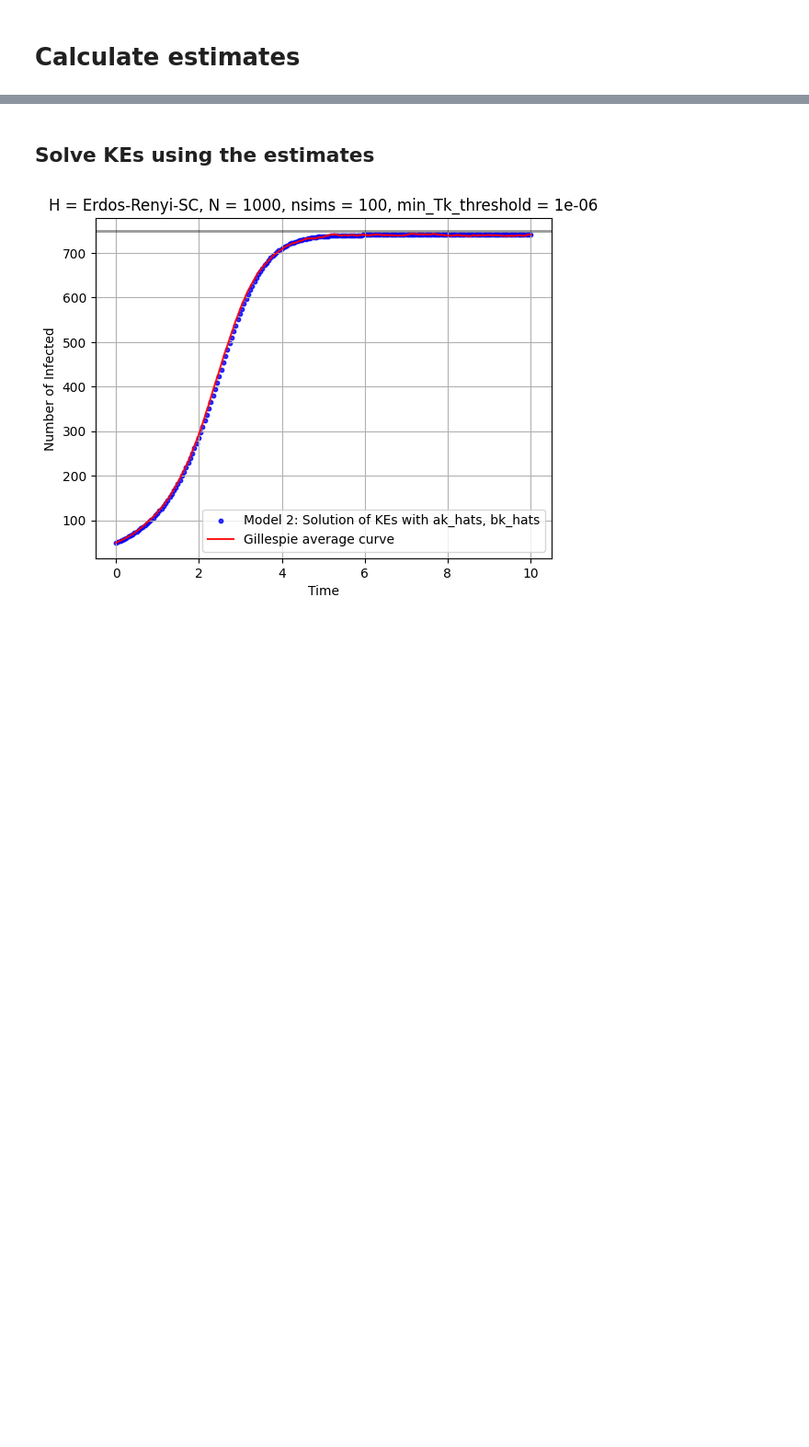
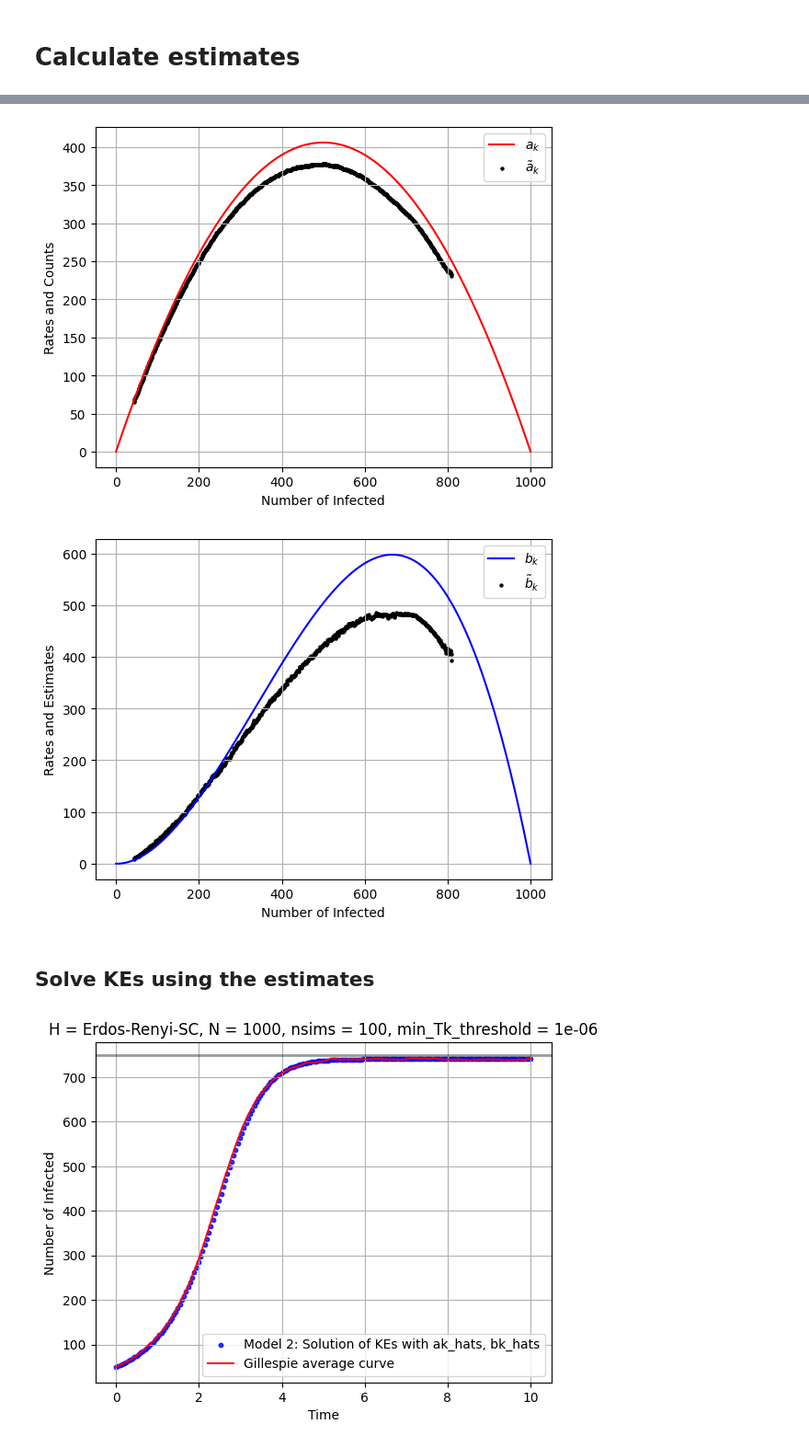
Before and after one commit to markolalovic/higher-order-contagion, a Jupyter notebook: notebooks/estimate-rates-random_ER.ipynb, the cells around one changed output, grey strips where cells are left out. Shown at 92% size. Cells and saved outputs as stored; diff of their text form; code cells hidden in the pictures; blank space fills up the shorter version.

Commit message:
adding tildes

```diff
--- a/notebooks/estimate-rates-random_ER.ipynb
+++ b/notebooks/estimate-rates-random_ER.ipynb
@@ -210,3 +254,48 @@ plt.close(fig)
+# %%
+a_k_tilde = estimates["a_k_tilde"]
+b_k_tilde = estimates["b_k_tilde"]
+
+# plot only where T_k was non-zero!
+valid_k_idx = estimates["T_k"] > min_Tk_threshold
+
+# and compare them to theoretical rates
+k_values = np.arange(0, N + 1) # number of infected from 0 to N
+k_choose_2 = np.array(list(map(lambda k: comb(k, 2, exact=True), k_values)))
+a_k = beta1 * g.p1_realized * k_values * (N - k_values)
+b_k = beta2 * g.p2_realized * k_choose_2 * (N - k_values)
+c_k = mu * k_values
+
+fig = plt.figure()
+ax = plt.subplot()
+
+# theoretical ak vs. ak tildes
+ax.plot(k_values, a_k, label=r'$a_k$', color="red")
+ax.scatter(k_values[valid_k_idx], a_k_tilde[valid_k_idx], s = 5,
+        label=r'$\tilde{a}_k$', color="black", alpha=0.9)
+plt.xlabel("Number of Infected")
+plt.ylabel("Rates and Counts")
+plt.legend()
+plt.grid(True)
+plt.savefig(f"../figures/estimation/{test_name}/estimates_ak_tilde.pdf",
+            format='pdf', bbox_inches='tight')
+plt.show()
+
+# theoretical bk vs. bk tildes
+fig = plt.figure()
+ax = plt.subplot()
+ax.plot(k_values, b_k, label=r'$b_k$', color="blue")
+ax.scatter(k_values[valid_k_idx], b_k_tilde[valid_k_idx], s = 5,
+        label=r'$\tilde{b}_k$', color="black", alpha=0.9)
+plt.xlabel("Number of Infected")
+plt.ylabel("Rates and Estimates")
+plt.legend()
+plt.grid(True)
+plt.savefig(f"../figures/estimation/{test_name}/estimates_bk_tilde.pdf",
+            format='pdf', bbox_inches='tight')
+plt.show()
+# %% [output]
+[figure, added]
+[figure, added]
 # %% [markdown]
 ## Solve KEs using the estimates
 # %%
```
Also changed, not shown: parts of 8 cells of this notebook, 5 other files.
